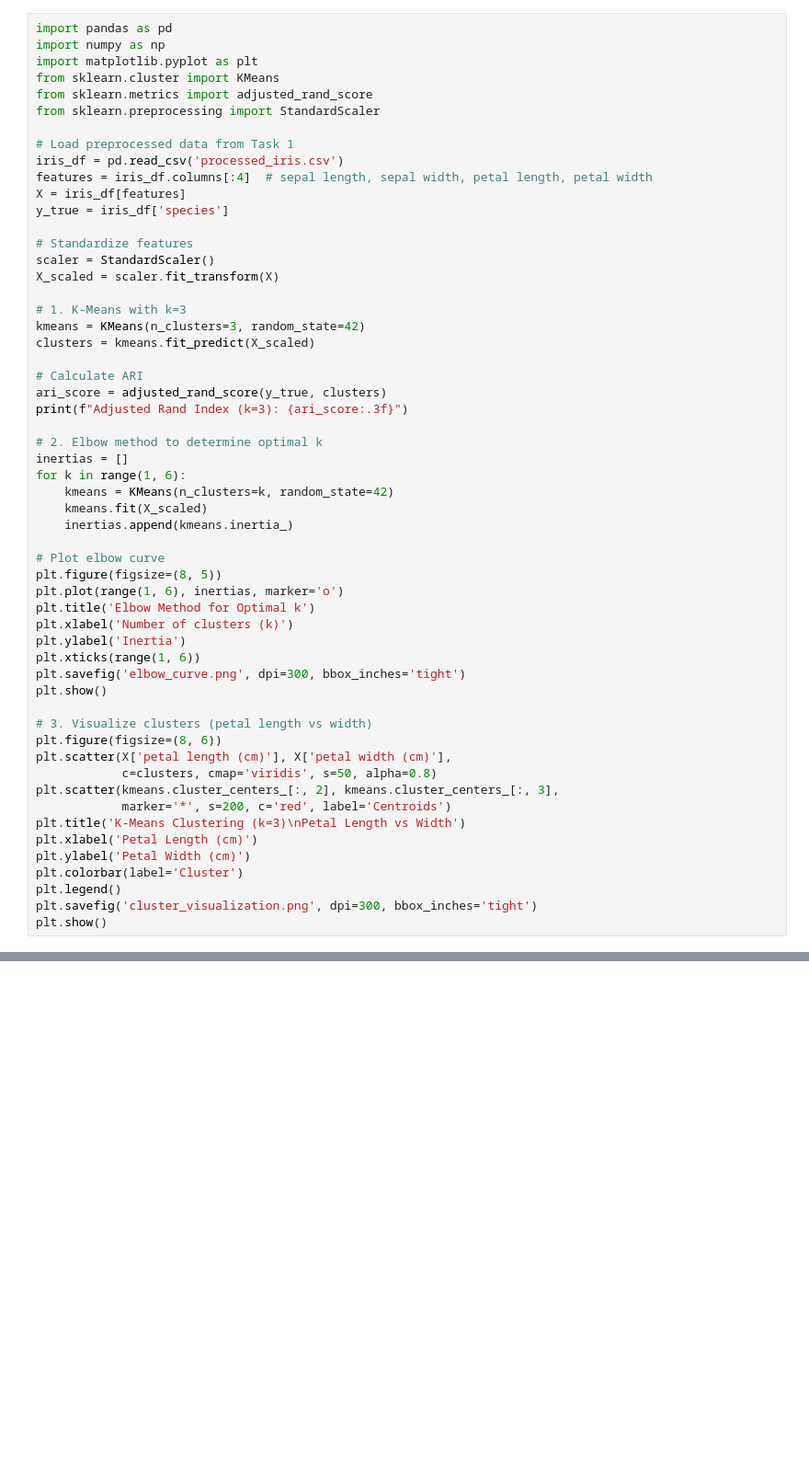
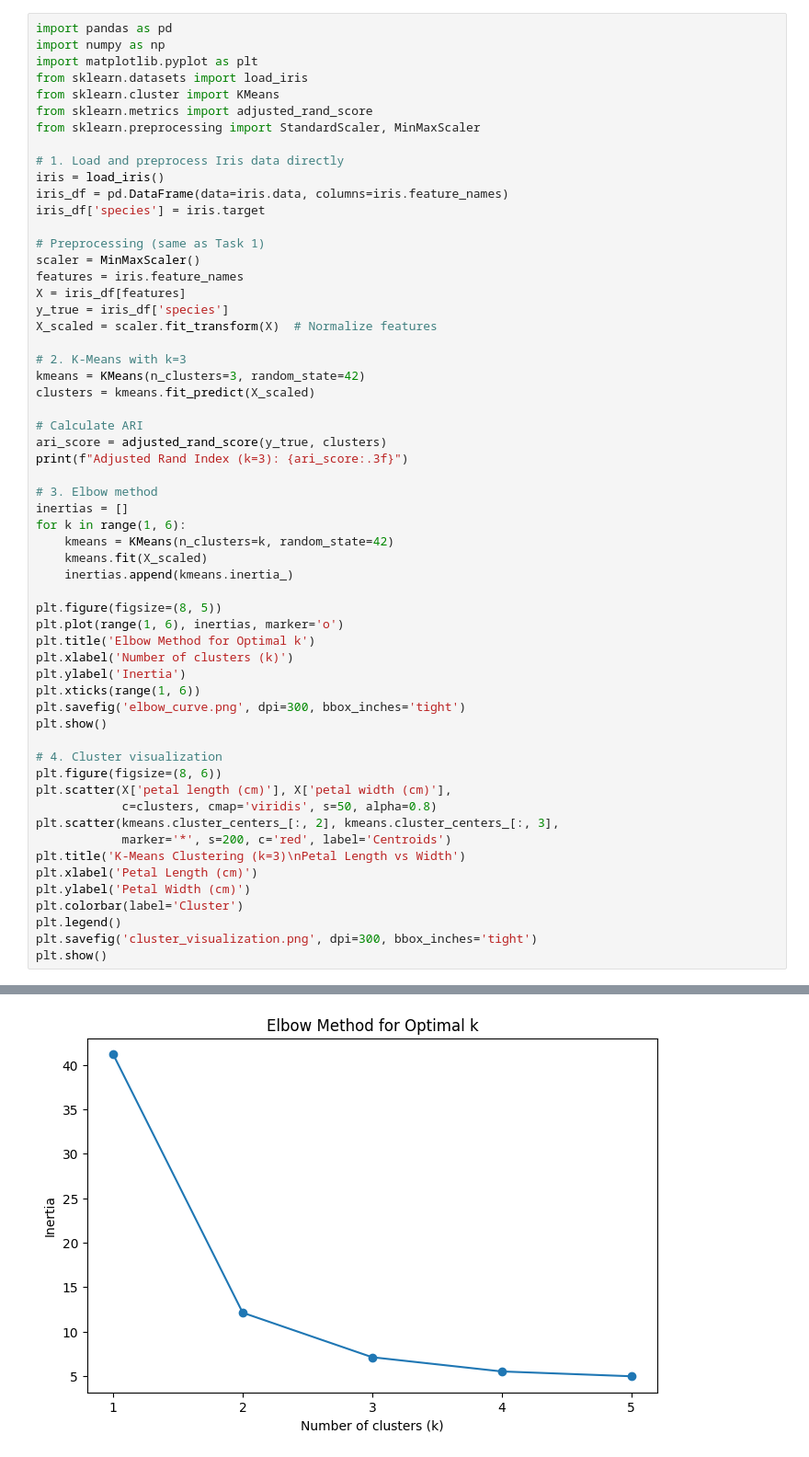
Before and after one commit to PatriciaKiarie04/DSA-2040_Practical_Exam_PatriciaKiarie781, a Jupyter notebook: Data Mining/Clustering/clustering_iris.ipynb, the cells around one changed output, grey strips where cells are left out. Shown: that part at 92% size. Drawn from its saved outputs; the diff is of its cells as text; blank space fills up the shorter version.

```diff
--- a/Data Mining/Clustering/clustering_iris.ipynb
+++ b/Data Mining/Clustering/clustering_iris.ipynb
@@ -2,21 +2,24 @@
 import pandas as pd
 import numpy as np
 import matplotlib.pyplot as plt
+from sklearn.datasets import load_iris
 from sklearn.cluster import KMeans
 from sklearn.metrics import adjusted_rand_score
-from sklearn.preprocessing import StandardScaler
+from sklearn.preprocessing import StandardScaler, MinMaxScaler
 
-# Load preprocessed data from Task 1
-iris_df = pd.read_csv('processed_iris.csv')
-features = iris_df.columns[:4]  # sepal length, sepal width, petal length, petal width
+# 1. Load and preprocess Iris data directly
+iris = load_iris()
+iris_df = pd.DataFrame(data=iris.data, columns=iris.feature_names)
+iris_df['species'] = iris.target
+
+# Preprocessing (same as Task 1)
+scaler = MinMaxScaler()
+features = iris.feature_names
 X = iris_df[features]
 y_true = iris_df['species']
+X_scaled = scaler.fit_transform(X)  # Normalize features
 
-# Standardize features
-scaler = StandardScaler()
-X_scaled = scaler.fit_transform(X)
-
-# 1. K-Means with k=3
+# 2. K-Means with k=3
 kmeans = KMeans(n_clusters=3, random_state=42)
 clusters = kmeans.fit_predict(X_scaled)
 
@@ -24,14 +27,13 @@ clusters = kmeans.fit_predict(X_scaled)
 ari_score = adjusted_rand_score(y_true, clusters)
 print(f"Adjusted Rand Index (k=3): {ari_score:.3f}")
 
-# 2. Elbow method to determine optimal k
+# 3. Elbow method
 inertias = []
 for k in range(1, 6):
     kmeans = KMeans(n_clusters=k, random_state=42)
     kmeans.fit(X_scaled)
     inertias.append(kmeans.inertia_)
 
-# Plot elbow curve
 plt.figure(figsize=(8, 5))
 plt.plot(range(1, 6), inertias, marker='o')
 plt.title('Elbow Method for Optimal k')
@@ -41,7 +43,7 @@ plt.xticks(range(1, 6))
 plt.savefig('elbow_curve.png', dpi=300, bbox_inches='tight')
 plt.show()
 
-# 3. Visualize clusters (petal length vs width)
+# 4. Cluster visualization
 plt.figure(figsize=(8, 6))
 plt.scatter(X['petal length (cm)'], X['petal width (cm)'],
             c=clusters, cmap='viridis', s=50, alpha=0.8)
@@ -58,0 +61 @@ FileNotFoundError: [Errno 2] No such file or directory: 'processed_iris.csv'
+[figure, added]
```
Also changed, not shown: parts of 1 cell of this notebook, 7 other files.
